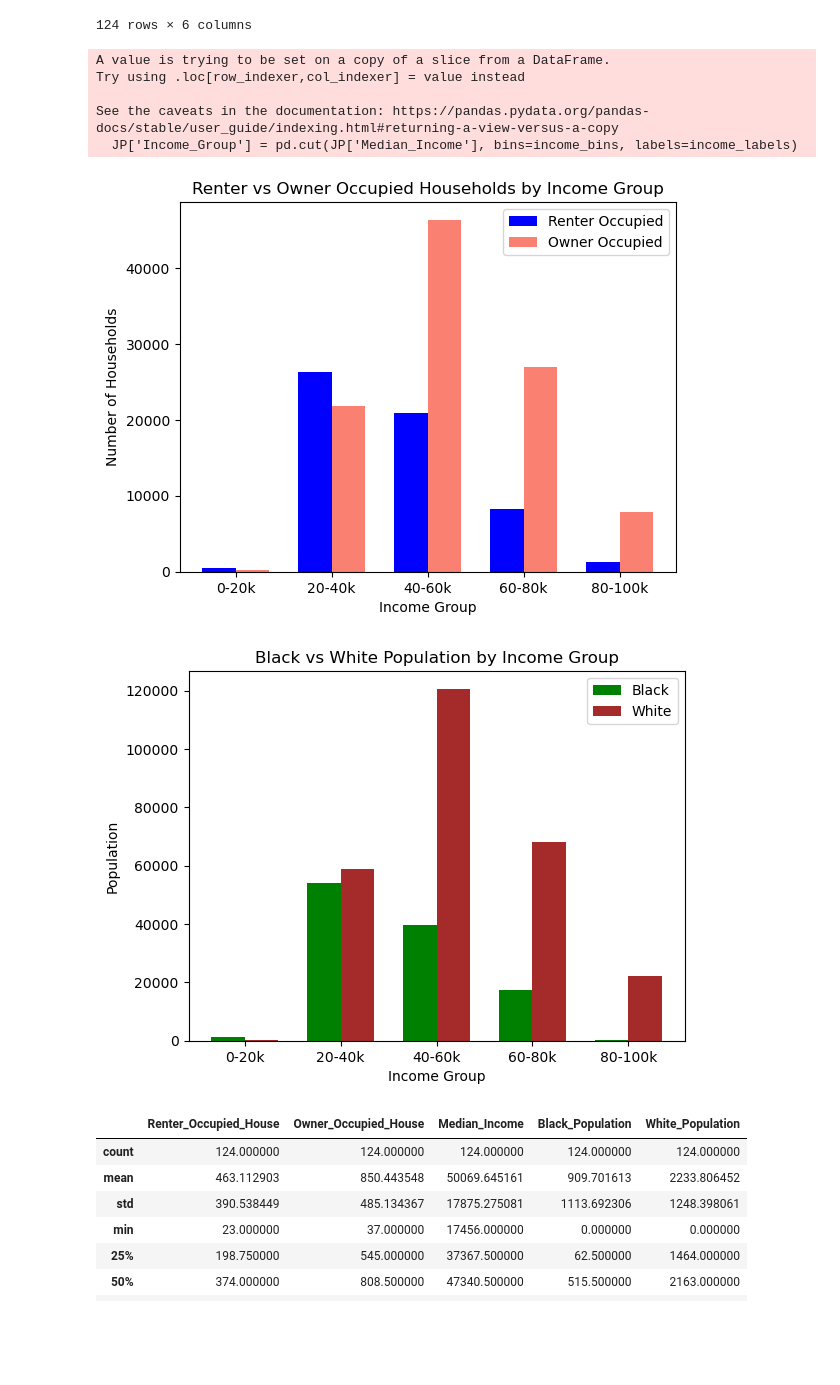
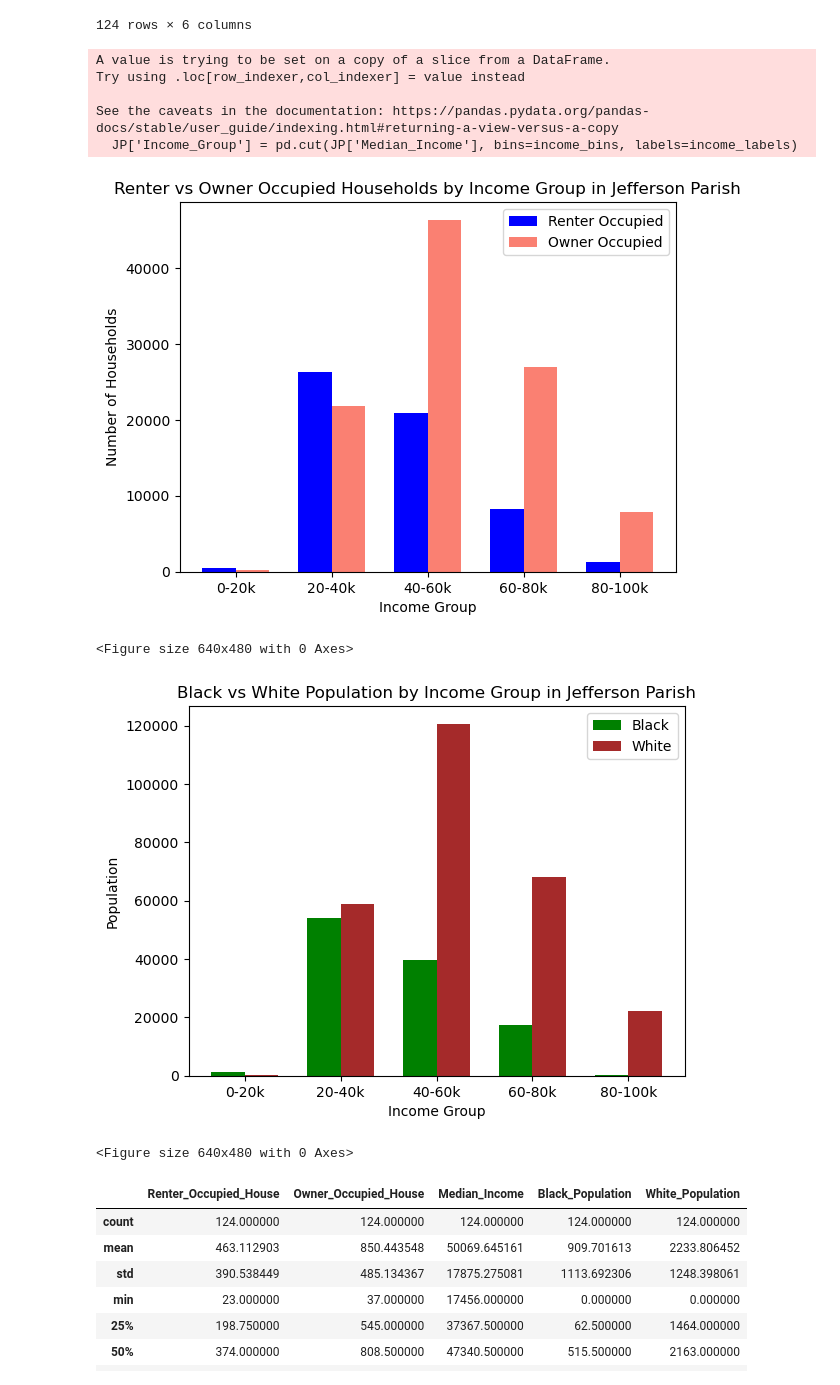
Before and after one commit to chsharrison/Sci_comp_F24, a Jupyter notebook: Fahmida_Akhter/Lab3.2_F24.ipynb, the cells around one changed output. Cells and saved outputs as stored; diff of their text form; code cells hidden in the pictures; blank space fills up the shorter version.

```diff
--- a/Fahmida_Akhter/Lab3.2_F24.ipynb
+++ b/Fahmida_Akhter/Lab3.2_F24.ipynb
@@ -574,40 +574,40 @@ import matplotlib.pyplot as plt
 import numpy as np
 
 
-# Step 1: Define income ranges (bins) and group the data
 income_bins = [0, 20000, 40000, 60000, 80000, 100000]
 income_labels = ['0-20k', '20-40k', '40-60k', '60-80k', '80-100k']
 JP['Income_Group'] = pd.cut(JP['Median_Income'], bins=income_bins, labels=income_labels)
 
-# Step 2: Group data by income group and sum renter/owner occupied houses
 grouped = JP.groupby('Income_Group')[['Renter_Occupied_House', 'Owner_Occupied_House']].sum()
 
-# Step 3: Create the grouped bar chart
+# Create the grouped bar chart
 bar_width = 0.35
 index = np.arange(len(grouped))
 
 renter_color = 'blue'
 owner_color = 'salmon'
 
 plt.bar(index, grouped['Renter_Occupied_House'], bar_width, label='Renter Occupied', color=renter_color)
 plt.bar(index + bar_width, grouped['Owner_Occupied_House'], bar_width, label='Owner Occupied', color=owner_color)
 
-# Step 4: Add labels, title, and ticks
+
 plt.xlabel('Income Group')
 plt.ylabel('Number of Households')
-plt.title('Renter vs Owner Occupied Households by Income Group')
+plt.title('Renter vs Owner Occupied Households by Income Group in Jefferson Parish')
 plt.xticks(index + bar_width / 2, grouped.index)  # Set the tick labels to income groups
 plt.legend()
 
 # Display the plot
 plt.show()
+plt.savefig("Income_Tensure")
 # %% [output]
 A value is trying to be set on a copy of a slice from a DataFrame.
 Try using .loc[row_indexer,col_indexer] = value instead
 
 See the caveats in the documentation: https://pandas.pydata.org/pandas-docs/stable/user_guide/indexing.html#returning-a-view-versus-a-copy
   JP['Income_Group'] = pd.cut(JP['Median_Income'], bins=income_bins, labels=income_labels)
-[figure, old version]
+[figure, new version]
+<Figure size 640x480 with 0 Axes>
 # %%
 # Step 2: Group data by income group and sum renter/owner occupied houses
 grouped = JP.groupby('Income_Group')[['Black_Population', 'White_Population']].sum()
@@ -626,14 +626,16 @@ plt.bar(index + bar_width, grouped['White_Population'], bar_width, label='White'
 # Step 4: Add labels, title, and ticks
 plt.xlabel('Income Group')
 plt.ylabel('Population')
-plt.title('Black vs White Population by Income Group')
+plt.title('Black vs White Population by Income Group in Jefferson Parish')
 plt.xticks(index + bar_width / 2, grouped.index)  # Set the tick labels to income groups
 plt.legend()
 
 # Display the plot
 plt.show()
+plt.savefig("Income_Pop")
 # %% [output]
-[figure, old version]
+[figure, new version]
+<Figure size 640x480 with 0 Axes>
 # %%
 #Basic Stat for this data
 
```
Also changed, not shown: parts of 8 cells of this notebook.
